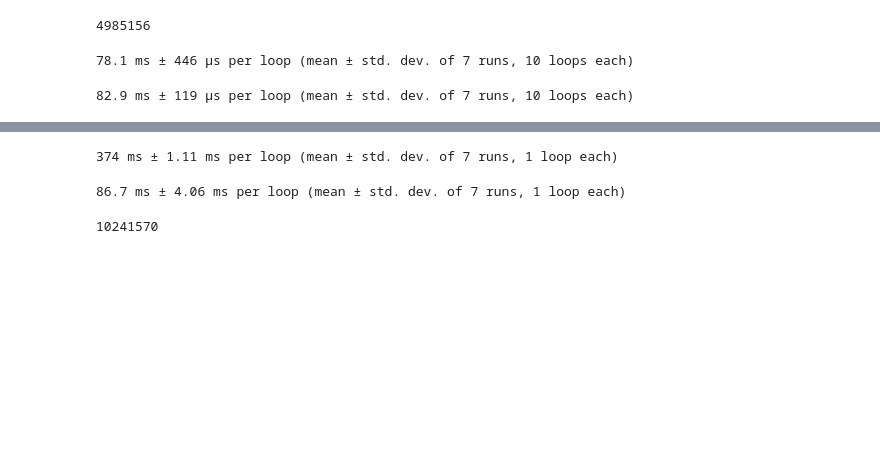
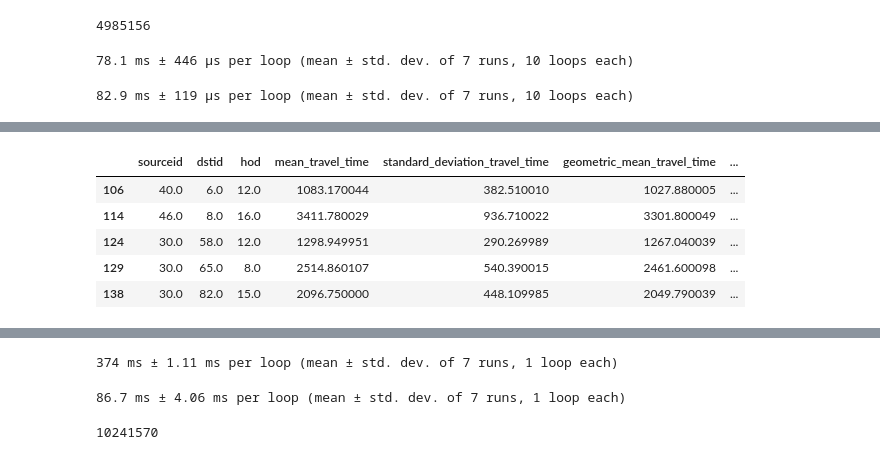
Before and after one commit to rapidsai/cuxfilter, a Jupyter notebook: pygdf.ipynb, the cells around one changed output, grey strips where cells are left out. Saved outputs shown, nothing was run; the diff lists cells and outputs as text; code cells hidden in the pictures; blank space fills up the shorter version.

```diff
--- a/pygdf.ipynb
+++ b/pygdf.ipynb
@@ -63,0 +112,9 @@ len(gdf_df)
+# %%
+gdf_df.head().to_pandas()
+# %% [output]
+|  | sourceid | dstid | hod | mean_travel_time | standard_deviation_travel_time | geometric_mean_travel_time | ... |
+| 106 | 40.0 | 6.0 | 12.0 | 1083.170044 | 382.510010 | 1027.880005 | ... |
+| 114 | 46.0 | 8.0 | 16.0 | 3411.780029 | 936.710022 | 3301.800049 | ... |
+| 124 | 30.0 | 58.0 | 12.0 | 1298.949951 | 290.269989 | 1267.040039 | ... |
+| 129 | 30.0 | 65.0 | 8.0 | 2514.860107 | 540.390015 | 2461.600098 | ... |
+| 138 | 30.0 | 82.0 | 15.0 | 2096.750000 | 448.109985 | 2049.790039 | ... |
```
Also changed, not shown: parts of 27 cells of this notebook, 8 other files.
